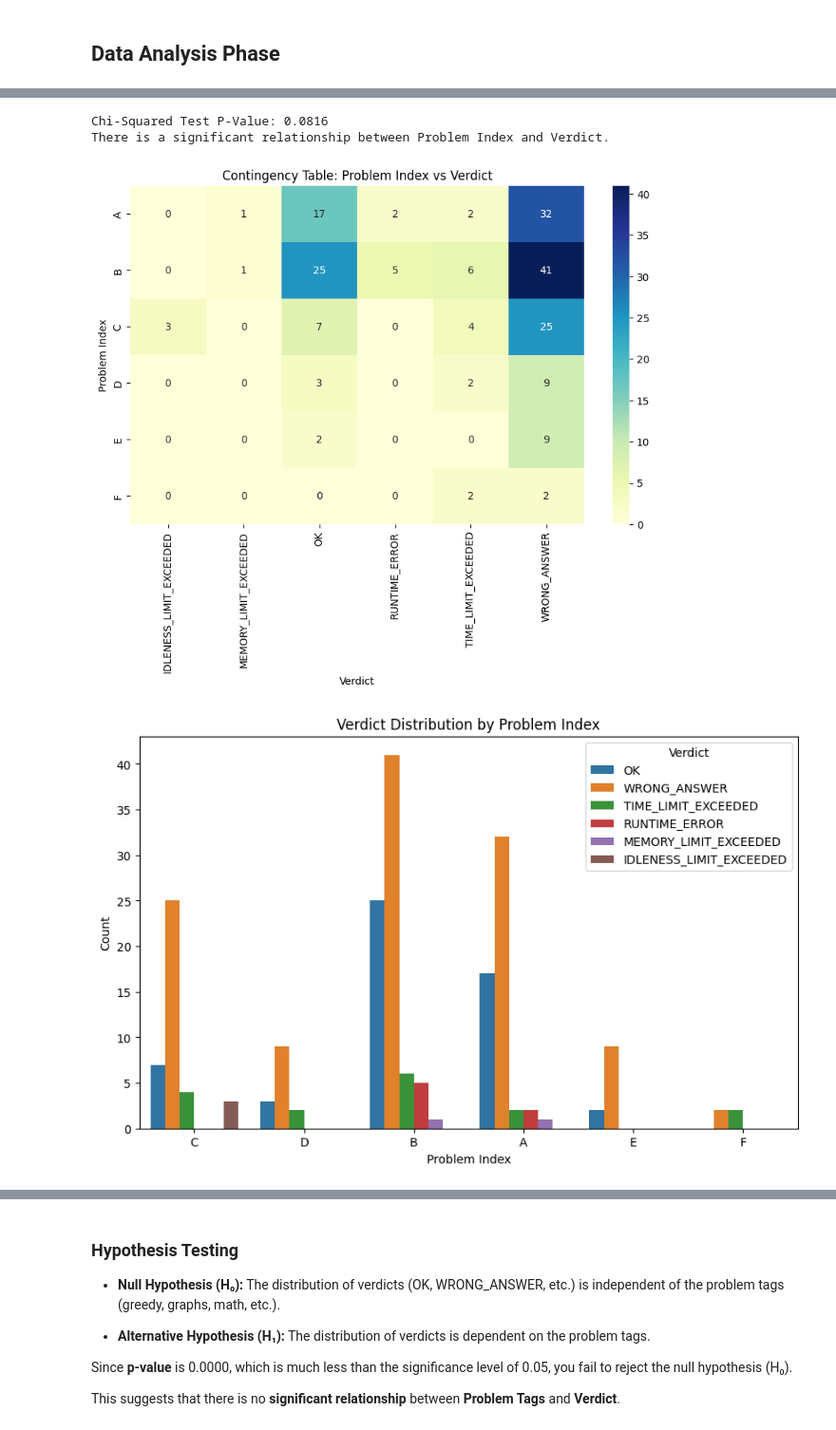
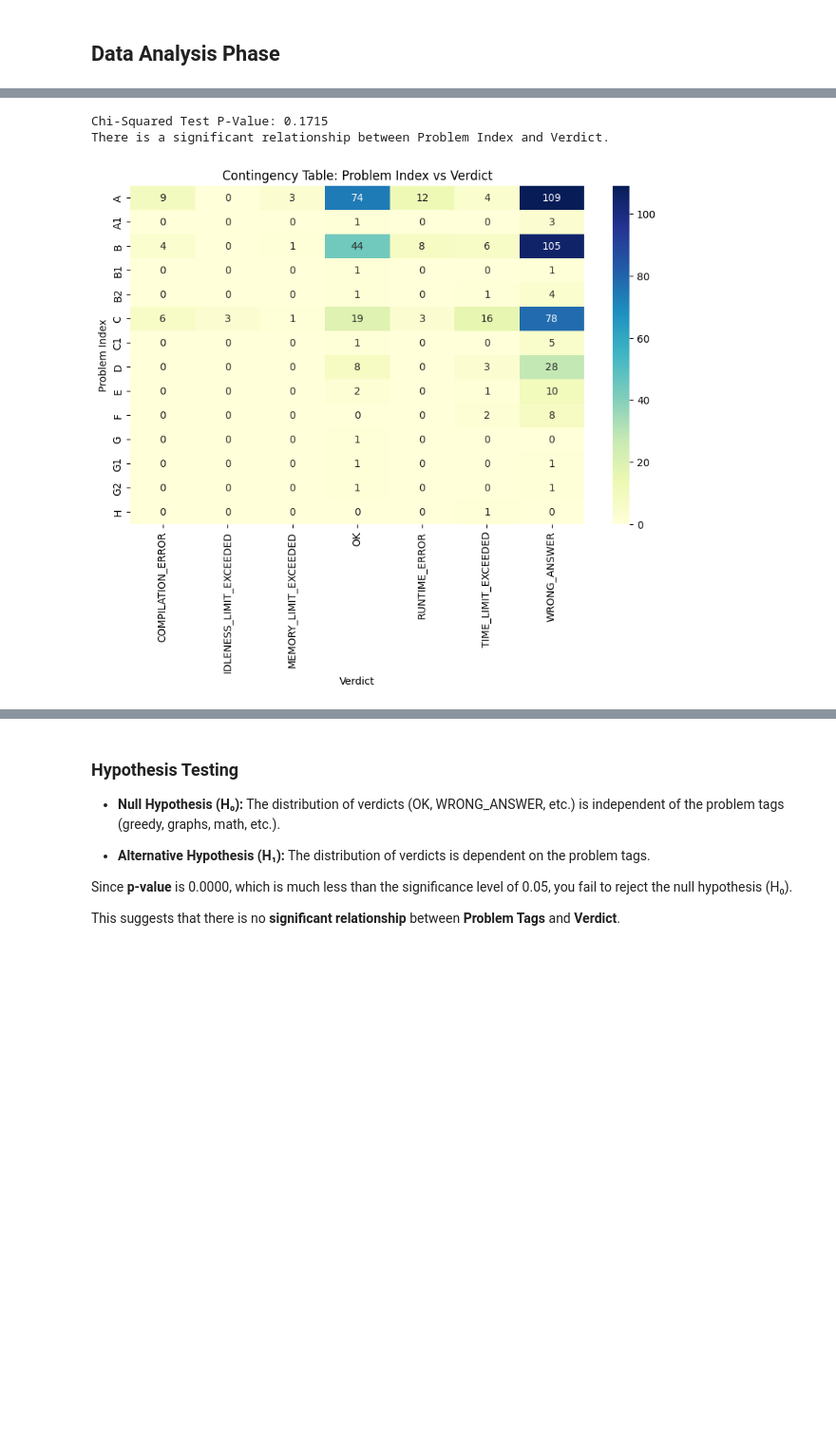
Before and after one commit to Khaled01090/Codeforces-Submission-Analysis, a Jupyter notebook: final_project.ipynb, the cells around one changed output, grey strips where cells are left out. Shown at 95% size. Drawn from its saved outputs; the diff is of its cells as text; code cells hidden in the pictures; blank space fills up the shorter version.

```diff
--- a/final_project.ipynb
+++ b/final_project.ipynb
@@ -150,6 +160,6 @@ Unnecessary or irrelevant columns are removed to simplify the dataset and make i
 # %%
 # Drop specific columns
-columns_to_drop = ["Contest ID", "Points","Programming Language","Time Consumed (ms)","Memory Consumed (bytes)","Contest ID","Problem Name","Submission ID"]
+columns_to_drop = ["Contest ID", "Points","Contest ID","Problem Name","Submission ID"]
 df_1 = df.drop(columns=columns_to_drop)
 
 # Preview the DataFrame after dropping
@@ -197,0 +226,3 @@ array(['OK', 'WRONG_ANSWER', 'TIME_LIMIT_EXCEEDED', 'RUNTIME_ERROR',
+# %%
+df_1=df_1[df_1['Verdict']!="SKIPPED"]
+df_1['Verdict'].value_counts()
@@ -218,9 +267,0 @@ array(['data structures, dfs and similar, graphs, implementation',
-# %%
-# Transform the 'verdict' column
-df_1['Verdict'] = df['Verdict']
-df_1['Problem Index'] = df_1['Problem Index'].str[0]
-
-
-# Preview the modified DataFrame
-print("DataFrame after transforming 'verdict' column:")
-print(df_1.head())
@@ -336,52 +397,32 @@ Since the p-value (0.0816) is greater than the significance level (0.05), we rej
 import seaborn as sns
 import pandas as pd
 import matplotlib.pyplot as plt
 from scipy.stats import chi2_contingency
 
 # Assuming df_1 is your DataFrame with 'Problem Index' and 'Verdict'
 # Let's create a contingency table (cross-tabulation) for Problem Index and Verdict
 contingency_table = pd.crosstab(df_1['Problem Index'], df_1['Verdict'])
 
 # Perform Chi-Squared Test
 chi2_stat, p_value, dof, expected = chi2_contingency(contingency_table)
 
 # Print the p-value from Chi-Squared Test
 print(f"Chi-Squared Test P-Value: {p_value:.4f}")
 
 # If the p-value is less than 0.05, we reject the null hypothesis and conclude there is a relationship
 if p_value > 0.05:
     print("There is a significant relationship between Problem Index and Verdict.")
 else:
     print("There is no significant relationship between Problem Index and Verdict.")
 
 # Visualizing the contingency table using a heatmap
 plt.figure(figsize=(10, 6))
 sns.heatmap(contingency_table, annot=True, cmap="YlGnBu", fmt="d")
 plt.title('Contingency Table: Problem Index vs Verdict')
 plt.xlabel('Verdict')
 plt.ylabel('Problem Index')
 plt.show()
-
-# Bar plot for the count of Verdicts for each Problem Index
-plt.figure(figsize=(10, 6))
-sns.countplot(x='Problem Index', hue='Verdict', data=df_1)
-plt.title('Verdict Distribution by Problem Index')
-plt.xlabel('Problem Index')
-plt.ylabel('Count')
-plt.show()
-
-
-# Plot stacked bar chart
-index_verdict_counts.plot(kind='bar', stacked=True, figsize=(12, 8), colormap='viridis')
-
-plt.title('Distribution of Verdicts by Problem Index')
-plt.xlabel('Problem Index')
-plt.ylabel('Count')
-plt.legend(title='Verdict', bbox_to_anchor=(1.05, 1), loc='upper left')
-plt.tight_layout()
-plt.show()
 # %% [output]
-Chi-Squared Test P-Value: 0.0816
+Chi-Squared Test P-Value: 0.1715
 There is a significant relationship between Problem Index and Verdict.
-[figure, old version]
+[figure, new version]
-[figure, removed]
```
Also changed, not shown: parts of 35 cells of this notebook, 1 other file.
